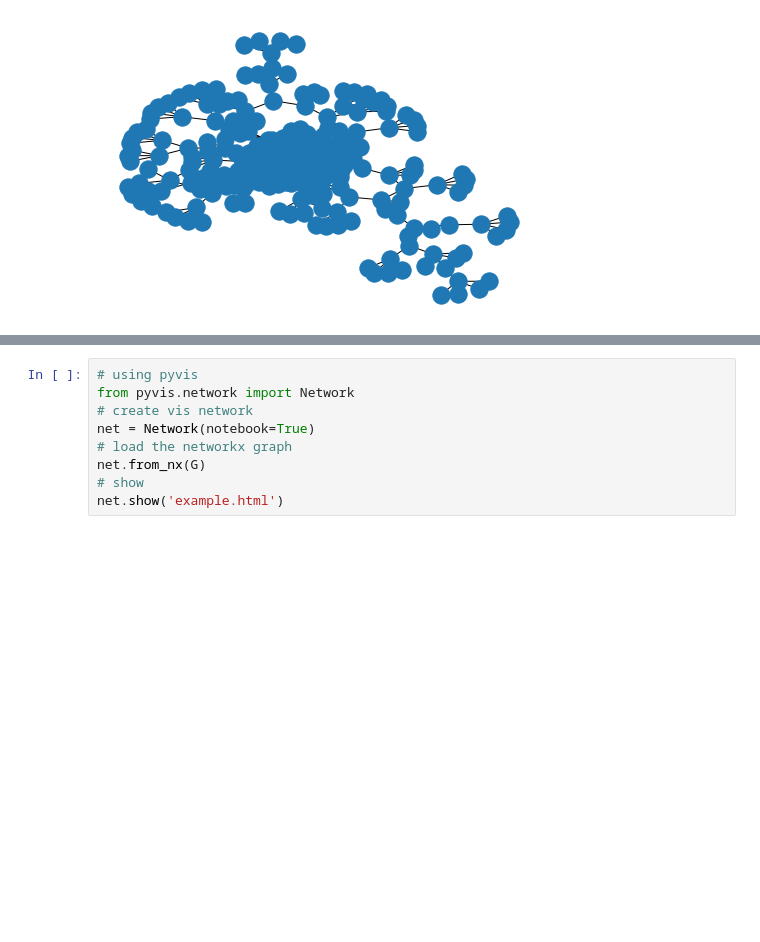
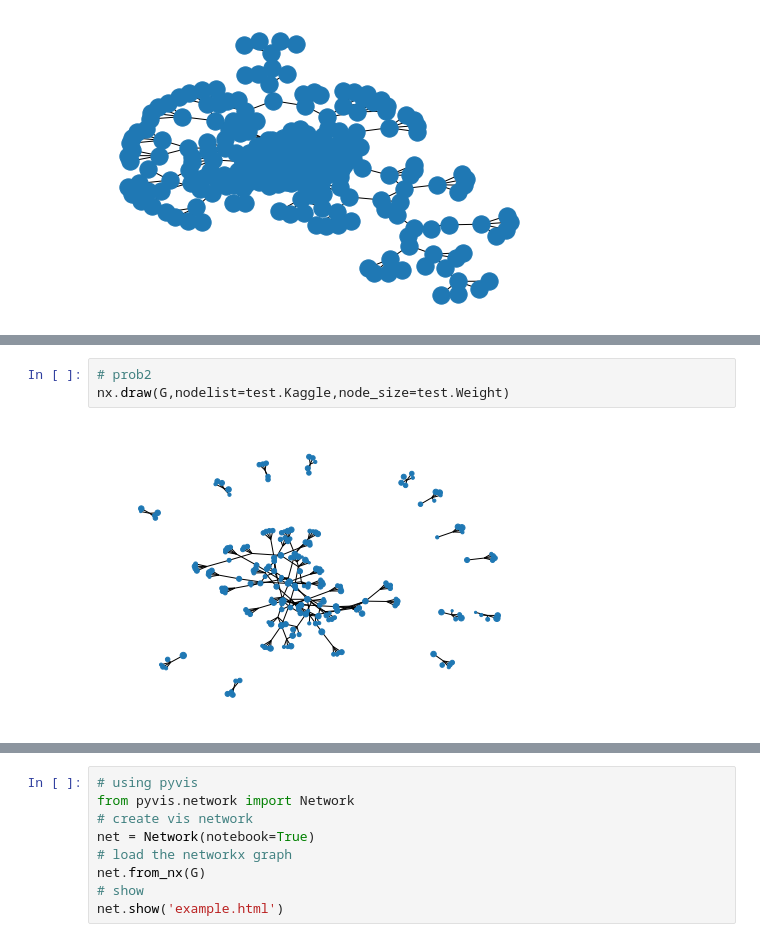
Before and after one commit to nyangzip/DevSusbject, a Jupyter notebook: test.ipynb, the cells around one changed output, grey strips where cells are left out. Cells and saved outputs as stored; diff of their text form; blank space fills up the shorter version.

```diff
--- a/test.ipynb
+++ b/test.ipynb
@@ -123,0 +119,5 @@ The iterable function was deprecated in Matplotlib 3.1 and will be removed in 3.
+# %%
+# prob2
+nx.draw(G,nodelist=test.Kaggle,node_size=test.Weight)
+# %% [output]
+[figure, added]
```
Also changed, not shown: parts of 31 cells of this notebook, 5 other files.
